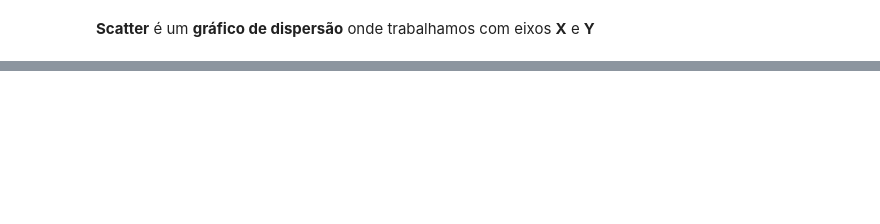
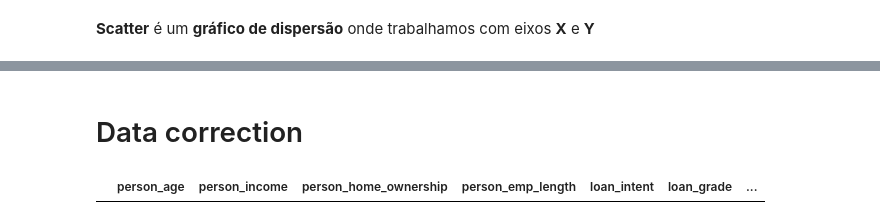
Before and after one commit to NickChecan/Credit-Risk-Data-Science, a Jupyter notebook: Credit_Risk_Data_Science.ipynb, the cells around one changed output, grey strips where cells are left out. Saved outputs shown, nothing was run; the diff lists cells and outputs as text; code cells hidden in the pictures; blank space fills up the shorter version.

Commit message:
Data correction with value replacement

```diff
--- a/Credit_Risk_Data_Science.ipynb
+++ b/Credit_Risk_Data_Science.ipynb
@@ -153,3 +161,10 @@ grafico = px.scatter_matrix(base_credit, dimensions = ['person_age', 'person_inc
 grafico.show()
 # %% [output]
 [interactive output not drawn]
+# %% [markdown]
+# Data correction
+# %%
+base_credit.loc[base_credit['person_age'] < 0] # Localizar pessoas com idade incorreta
+# base_credit[base_credit['person_age'] < 0] # Localizar pessoas com idade incorreta (sem função de localização)
+# %% [output]
+|  | person_age | person_income | person_home_ownership | person_emp_length | loan_intent | loan_grade | ... |
```
Also changed, not shown: parts of 11 cells of this notebook.
